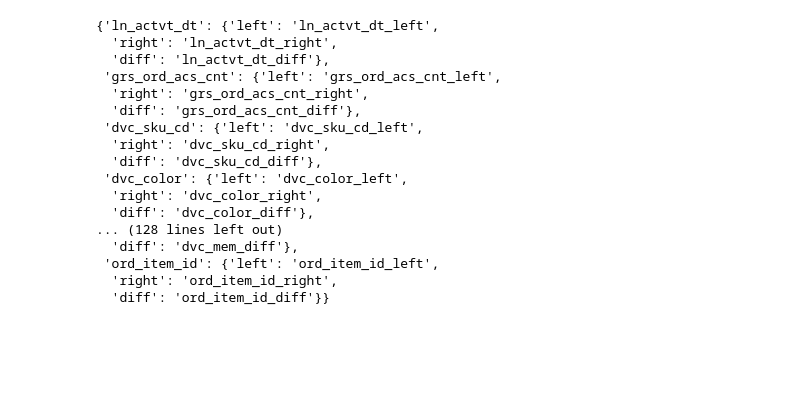
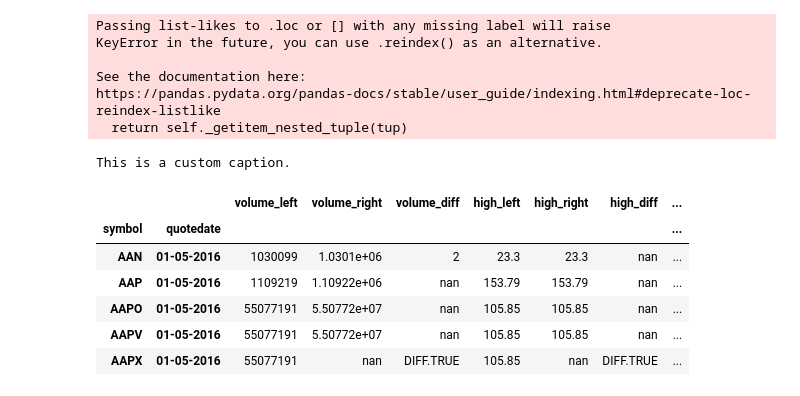
Before and after one commit to aayush-jain18/AllSpark, a Jupyter notebook: examples/allspark_pandas_compare.ipynb, the cells around one changed output. Drawn from its saved outputs; the diff is of its cells as text; code cells hidden in the pictures; blank space fills up the shorter version.

```diff
--- a/examples/allspark_pandas_compare.ipynb
+++ b/examples/allspark_pandas_compare.ipynb
@@ -46,20 +39,17 @@ dtype: int64
 # %%
-compare.column_mapping
+compare.style_differ()
 # %% [output]
-{'ln_actvt_dt': {'left': 'ln_actvt_dt_left',
-  'right': 'ln_actvt_dt_right',
-  'diff': 'ln_actvt_dt_diff'},
- 'grs_ord_acs_cnt': {'left': 'grs_ord_acs_cnt_left',
-  'right': 'grs_ord_acs_cnt_right',
-  'diff': 'grs_ord_acs_cnt_diff'},
- 'dvc_sku_cd': {'left': 'dvc_sku_cd_left',
-  'right': 'dvc_sku_cd_right',
-  'diff': 'dvc_sku_cd_diff'},
- 'dvc_color': {'left': 'dvc_color_left',
-  'right': 'dvc_color_right',
-  'diff': 'dvc_color_diff'},
-... (128 lines left out)
-  'diff': 'dvc_mem_diff'},
- 'ord_item_id': {'left': 'ord_item_id_left',
-  'right': 'ord_item_id_right',
-  'diff': 'ord_item_id_diff'}}
+Passing list-likes to .loc or [] with any missing label will raise
+KeyError in the future, you can use .reindex() as an alternative.
+
+See the documentation here:
+https://pandas.pydata.org/pandas-docs/stable/user_guide/indexing.html#deprecate-loc-reindex-listlike
+  return self._getitem_nested_tuple(tup)
+This is a custom caption.
+|  |  | volume_left | volume_right | volume_diff | high_left | high_right | high_diff | ... |
+| symbol | quotedate |  |  |  |  |  |  | ... |
+| AAN | 01-05-2016 | 1030099 | 1.0301e+06 | 2 | 23.3 | 23.3 | nan | ... |
+| AAP | 01-05-2016 | 1109219 | 1.10922e+06 | nan | 153.79 | 153.79 | nan | ... |
+| AAPO | 01-05-2016 | 55077191 | 5.50772e+07 | nan | 105.85 | 105.85 | nan | ... |
+| AAPV | 01-05-2016 | 55077191 | 5.50772e+07 | nan | 105.85 | 105.85 | nan | ... |
+| AAPX | 01-05-2016 | 55077191 | nan | DIFF.TRUE | 105.85 | nan | DIFF.TRUE | ... |
```
Also changed, not shown: parts of 5 cells of this notebook, 6 other files.
